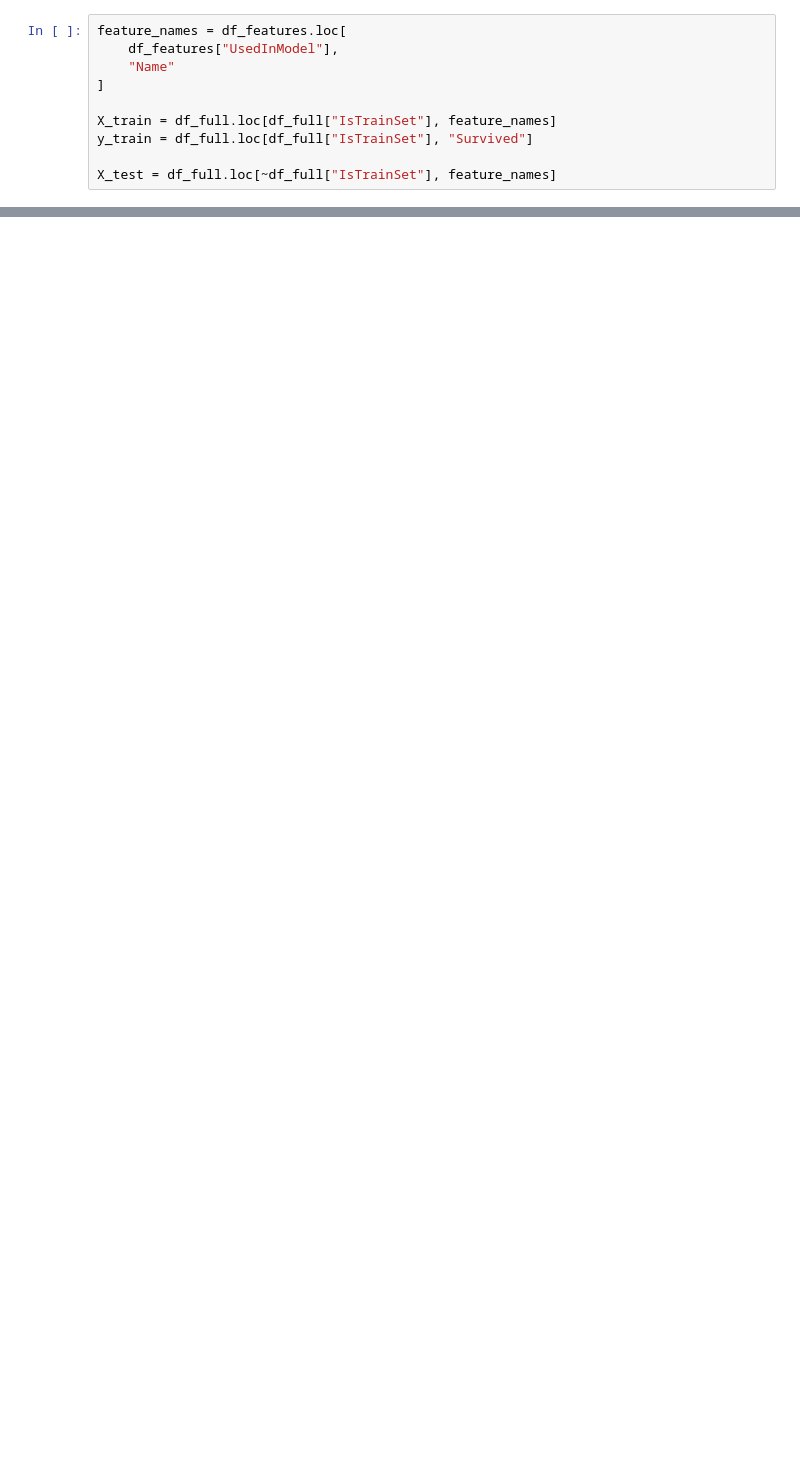
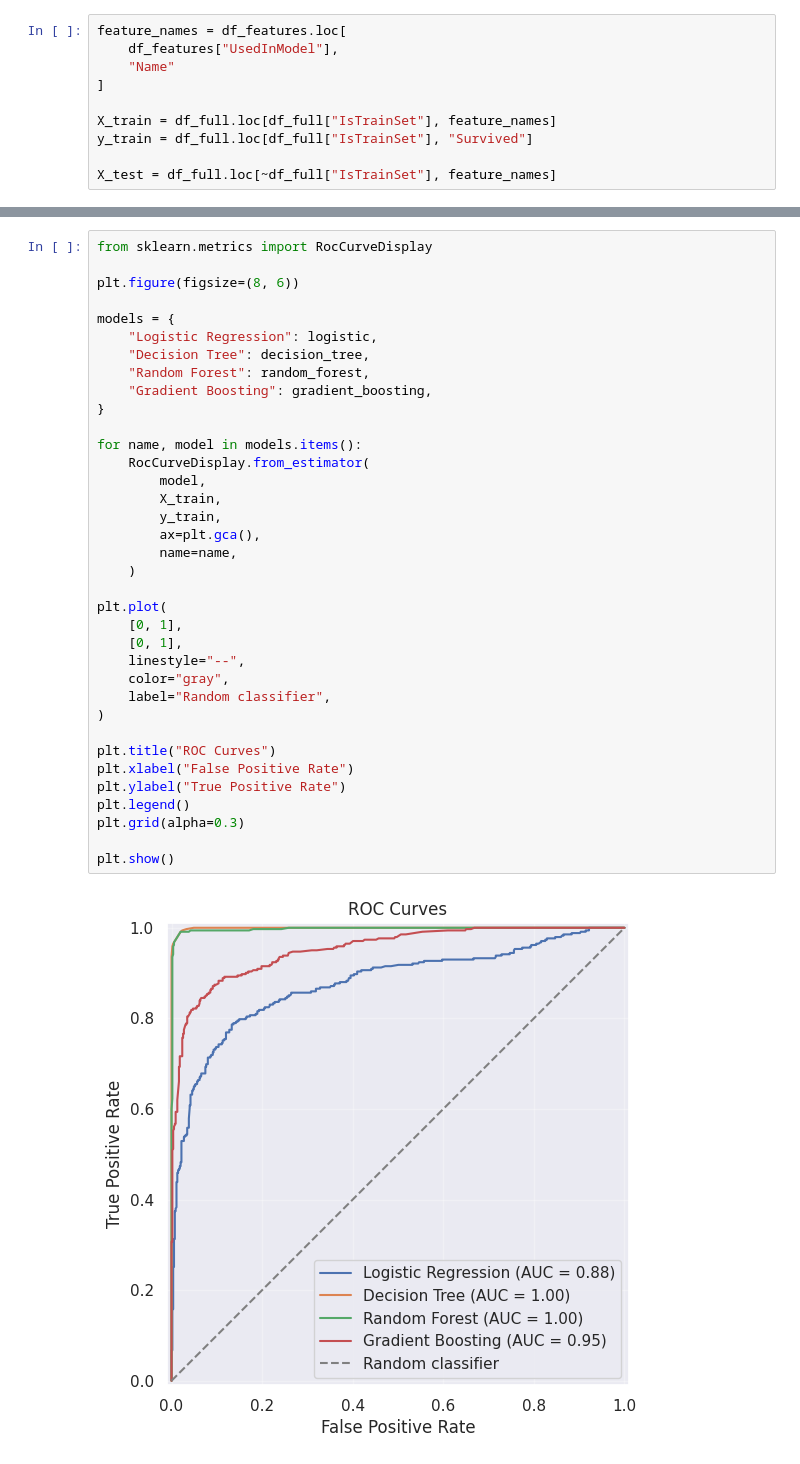
Before and after one commit to ianlopezdiaz/kaggle-titanic, a Jupyter notebook: notebooks/03_modeling_and_evaluation.ipynb, the cells around one changed output, grey strips where cells are left out. Cells and saved outputs as stored; diff of their text form; blank space fills up the shorter version.

```diff
--- a/notebooks/03_modeling_and_evaluation.ipynb
+++ b/notebooks/03_modeling_and_evaluation.ipynb
@@ -79,0 +713,38 @@ X_test = df_full.loc[~df_full["IsTrainSet"], feature_names]
+# %%
+from sklearn.metrics import RocCurveDisplay
+
+plt.figure(figsize=(8, 6))
+
+models = {
+    "Logistic Regression": logistic,
+    "Decision Tree": decision_tree,
+    "Random Forest": random_forest,
+    "Gradient Boosting": gradient_boosting,
+}
+
+for name, model in models.items():
+    RocCurveDisplay.from_estimator(
+        model,
+        X_train,
+        y_train,
+        ax=plt.gca(),
+        name=name,
+    )
+
+plt.plot(
+    [0, 1],
+    [0, 1],
+    linestyle="--",
+    color="gray",
+    label="Random classifier",
+)
+
+plt.title("ROC Curves")
+plt.xlabel("False Positive Rate")
+plt.ylabel("True Positive Rate")
+plt.legend()
+plt.grid(alpha=0.3)
+
+plt.show()
+# %% [output]
+[figure, added]
```
Also changed, not shown: parts of 87 cells of this notebook, 33 other files.
